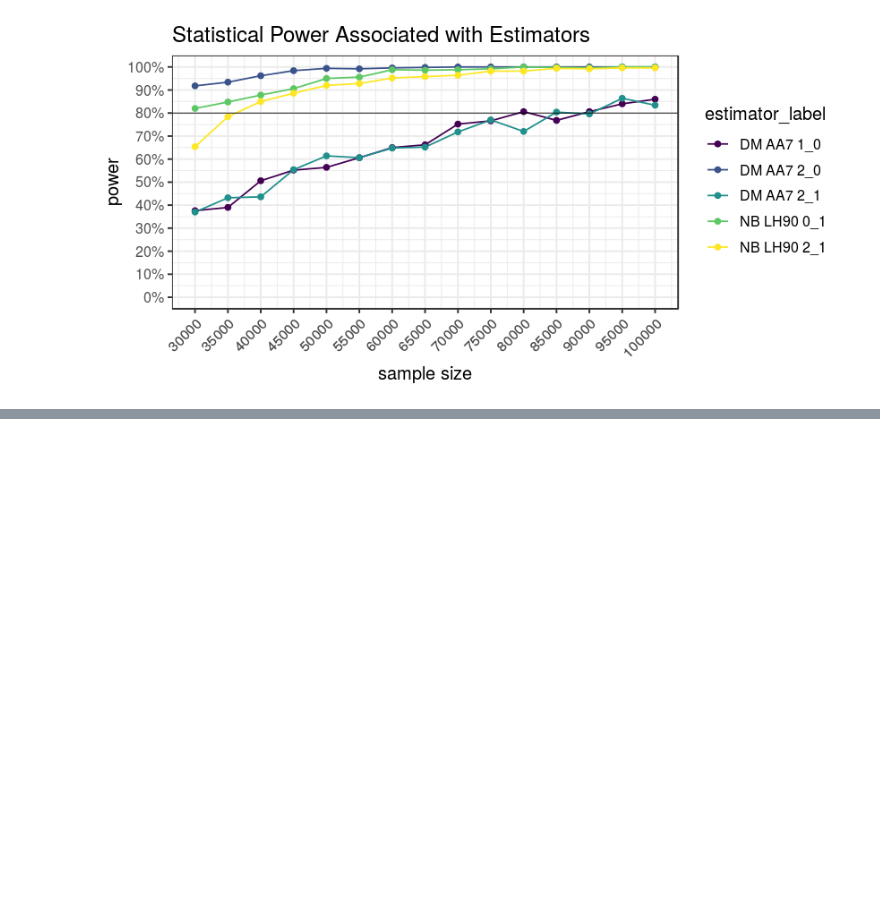
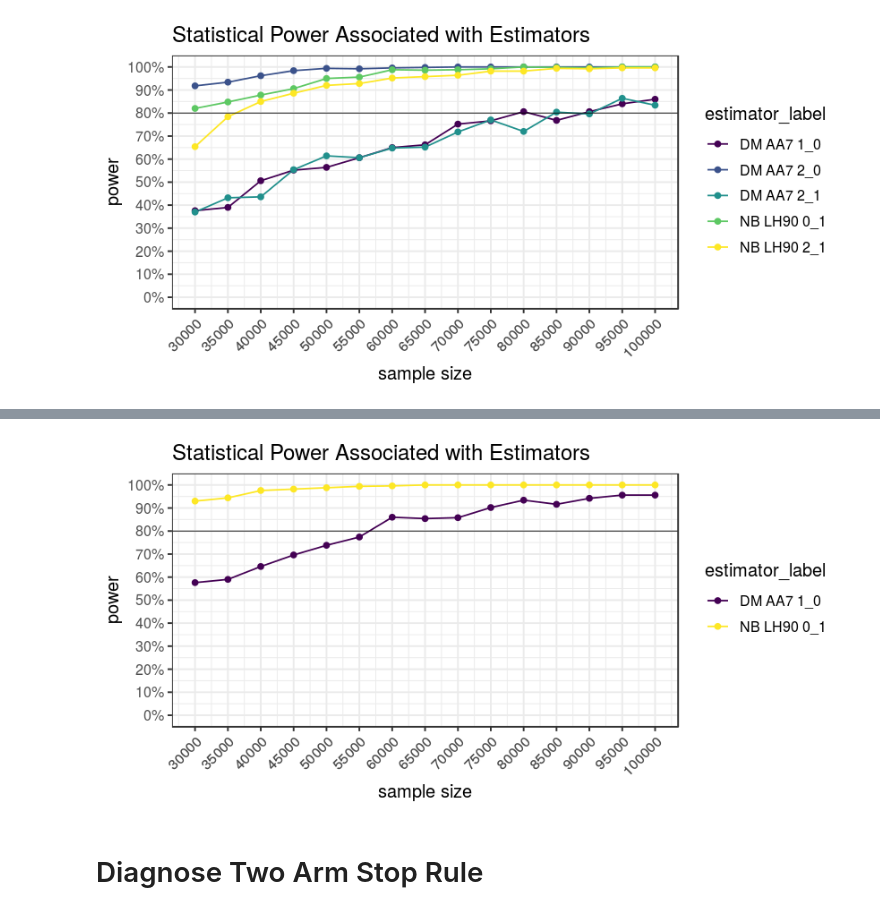
Before and after one commit to citizensandtech/CivilServant-Wikipedia-Analysis, a Jupyter notebook: power-analysis/fr-newcomer-study-2019/fr-newcomer-power-analysis-spring-2019.R.ipynb, the cells around one changed output, grey strips where cells are left out. Cells and saved outputs as stored; diff of their text form; code cells hidden in the pictures; blank space fills up the shorter version.

Commit message:
updated fr power analysis

```diff
--- a/power-analysis/fr-newcomer-study-2019/fr-newcomer-power-analysis-spring-2019.R.ipynb
+++ b/power-analysis/fr-newcomer-study-2019/fr-newcomer-power-analysis-spring-2019.R.ipynb
@@ -462,0 +463,18 @@ two.arm.power.iterate.df <- iterate.for.power(pa.config,
+# %%
+ggplot(two.arm.power.iterate.df, aes(n, power, color=estimator_label)) +
+    ## CHART SUBSTANCE
+    geom_line() +
+    geom_point() +
+    ## LABELS AND COSMETICS
+    geom_hline(yintercept=0.8, size=0.25) +
+    theme_bw(base_size = 12, base_family = "Helvetica") +
+    theme(axis.text.x = element_text(angle=45, hjust = 1)) +
+    scale_y_continuous(breaks = seq(0,1,0.1), limits = c(0,1), labels=scales::percent) +
+    scale_x_continuous(breaks = seq(pa.config$n.min,pa.config$n.max,interval)) +
+    scale_color_viridis(discrete=TRUE) +
+    xlab("sample size") +
+    ggtitle("Statistical Power Associated with Estimators")
+# %% [output]
+[figure, added]
+# %% [markdown]
+# Diagnose Two Arm Stop Rule
```
Also changed, not shown: parts of 7 cells of this notebook.
